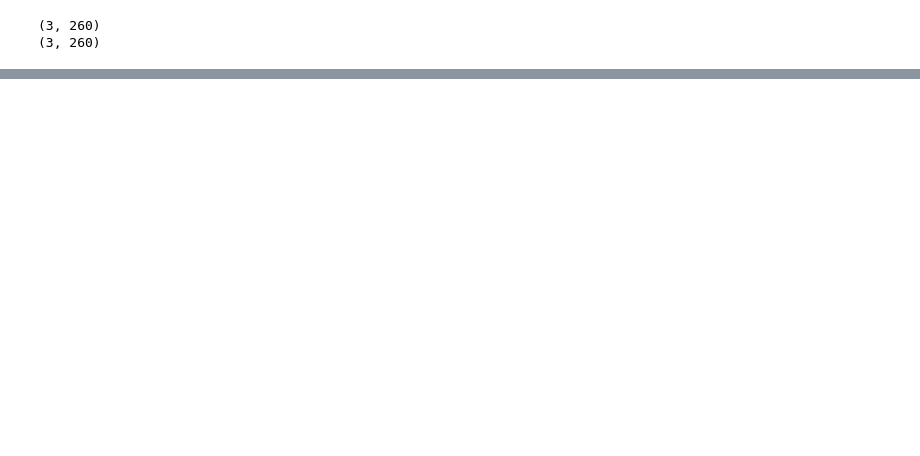
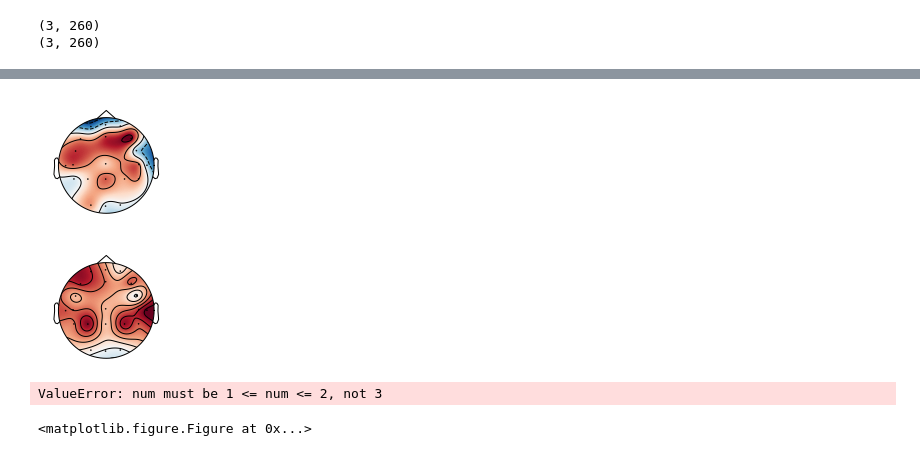
Before and after one commit to voxxys/dl_sandbox, a Jupyter notebook: lesser/LesserConvnet.ipynb, the cells around one changed output, grey strips where cells are left out. Drawn from its saved outputs; the diff is of its cells as text; code cells hidden in the pictures; blank space fills up the shorter version.

```diff
--- a/lesser/LesserConvnet.ipynb
+++ b/lesser/LesserConvnet.ipynb
@@ -403,2 +445,14 @@ import matplotlib.pyplot as plt
+# %%
+plt.figure(1)
+
+
+for j in range(numtops):
+    plt.subplot(2, 1, j+1);
+    plot_topomap(tops[j,:],chnames_pos);
+# %% [output]
+[figure, added]
+[figure, added]
+ValueError: num must be 1 <= num <= 2, not 3
+<matplotlib.figure.Figure at 0x...>
 # %%
 plot_topomap(img_sum_vis,chanlocs_m)
```
Also changed, not shown: parts of 46 cells of this notebook, 10 other files.
